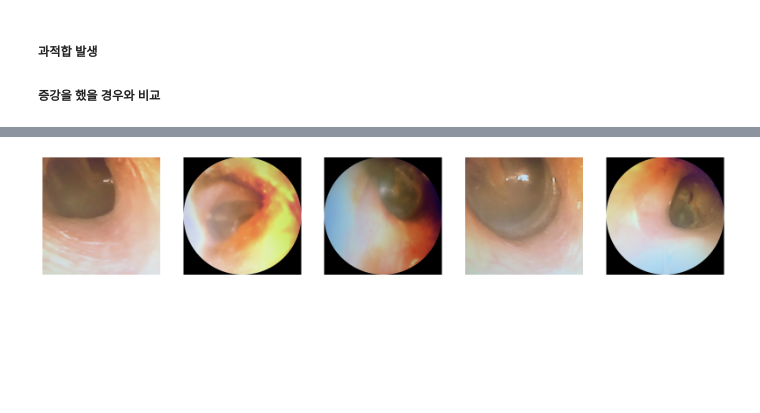
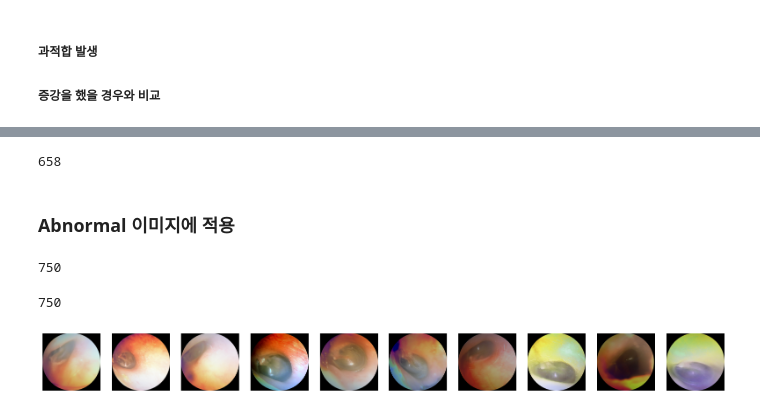
Before and after one commit to ghwjd/Lab, a Jupyter notebook: main.ipynb, the cells around one changed output, grey strips where cells are left out. Saved outputs shown, nothing was run; the diff lists cells and outputs as text; code cells hidden in the pictures; blank space fills up the shorter version.

```diff
--- a/main.ipynb
+++ b/main.ipynb
@@ -147,15 +147,23 @@ def crop(image):
     return cropped
 # %%
 # 이미지 파일을 로드하고 텐서로 변환하는 함수
-def load_and_preprocess_image(path):
-    image = Image.open(path)
-    image = image.convert('RGB')  # PIL 이미지를 RGB로 변환 (필요한 경우)
-    image = np.array(image)       # NumPy 배열로 변환
-    image = tf.image.convert_image_dtype(image, tf.float32)  # TensorFlow 텐서로 변환
+# def load_and_preprocess_image(path):
+#     image = Image.open(path)
+#     image = image.convert('RGB')  # PIL 이미지를 RGB로 변환 (필요한 경우)
+#     image = np.array(image)       # NumPy 배열로 변환
+#     image = tf.image.convert_image_dtype(image, tf.float32)  # TensorFlow 텐서로 변환
+#     return image
+
+def load_and_preprocess_image(path, target_size=(500, 500)):
+    # 이미지를 RGB로 변환하여 로드
+    image = Image.open(path).convert('RGB')
+    image = image.resize(target_size)  # 목표 크기로 리사이징
+    image = np.array(image)  # 이미지를 numpy 배열로 변환
+    image = tf.convert_to_tensor(image, dtype=tf.float32) / 255.0  # 텐서로 변환하고 정규화
     return image
 
 # 이미지 경로로부터 이미지를 로드
-ex_path = x_train_all[15]  # 예시 이미지 경로
+ex_path = x_train_all[34]  # 예시 이미지 경로
 image = load_and_preprocess_image(ex_path)
 
 Spatial_aug = {
@@ -474,0 +497,8 @@ for image in selected_normal_images:
+# %%
+random_select_normal = random.sample(selected_normal_images, 329)
+
+aug_normal = []
+for image in random_select_normal:
+    tensor = load_and_preprocess_image(image)  # RGB를 array로 변환
+    aug_normal.extend(apply_aug_spatial(tensor, aug_func_spatial, aug_ratio_spatial))
+    aug_normal.extend(apply_aug_pixel(tensor, aug_func_pixel, aug_ratio_pixel))
@@ -475,13 +509,38 @@ for image in selected_normal_images:
+# %%
+aug_normal_label = [0]*658
+print(len(aug_normal_label))
+# %% [output]
+658
+# %% [markdown]
+### Abnormal 이미지에 적용
+# %%
+random_select_abnormal = random.choices(selected_abnormal_images, k=375)
+
+aug_abnormal = []
+for image in random_select_abnormal:
+    tensor = load_and_preprocess_image(image)
+    aug_abnormal.extend(apply_aug_spatial(tensor, aug_func_spatial, aug_ratio_spatial))
+    aug_abnormal.extend(apply_aug_pixel(tensor, aug_func_pixel, aug_ratio_pixel))
+# %%
+print(len(aug_abnormal))
+# %% [output]
+750
+# %%
+aug_abnormal_label = [1]*750
+print(len(aug_abnormal_label))
+# %% [output]
+750
 # %%
 def plot_images(images):
     plt.figure(figsize=(20, 4))
-    for i, image in enumerate(images[:5]):
-        plt.subplot(1, 5, i + 1)
+    for i, image in enumerate(images[:10]):
+        plt.subplot(1, 10, i + 1)
         plt.imshow(image)
         plt.axis('off')
     plt.show()
 
+im = random.sample(aug_normal, 10)
 # 시각화 실행
-plot_images(aug_normal)
+plot_images(im)
 # %% [output]
-[figure, old version]
+[figure, new version]
```
Also changed, not shown: parts of 36 cells of this notebook.
